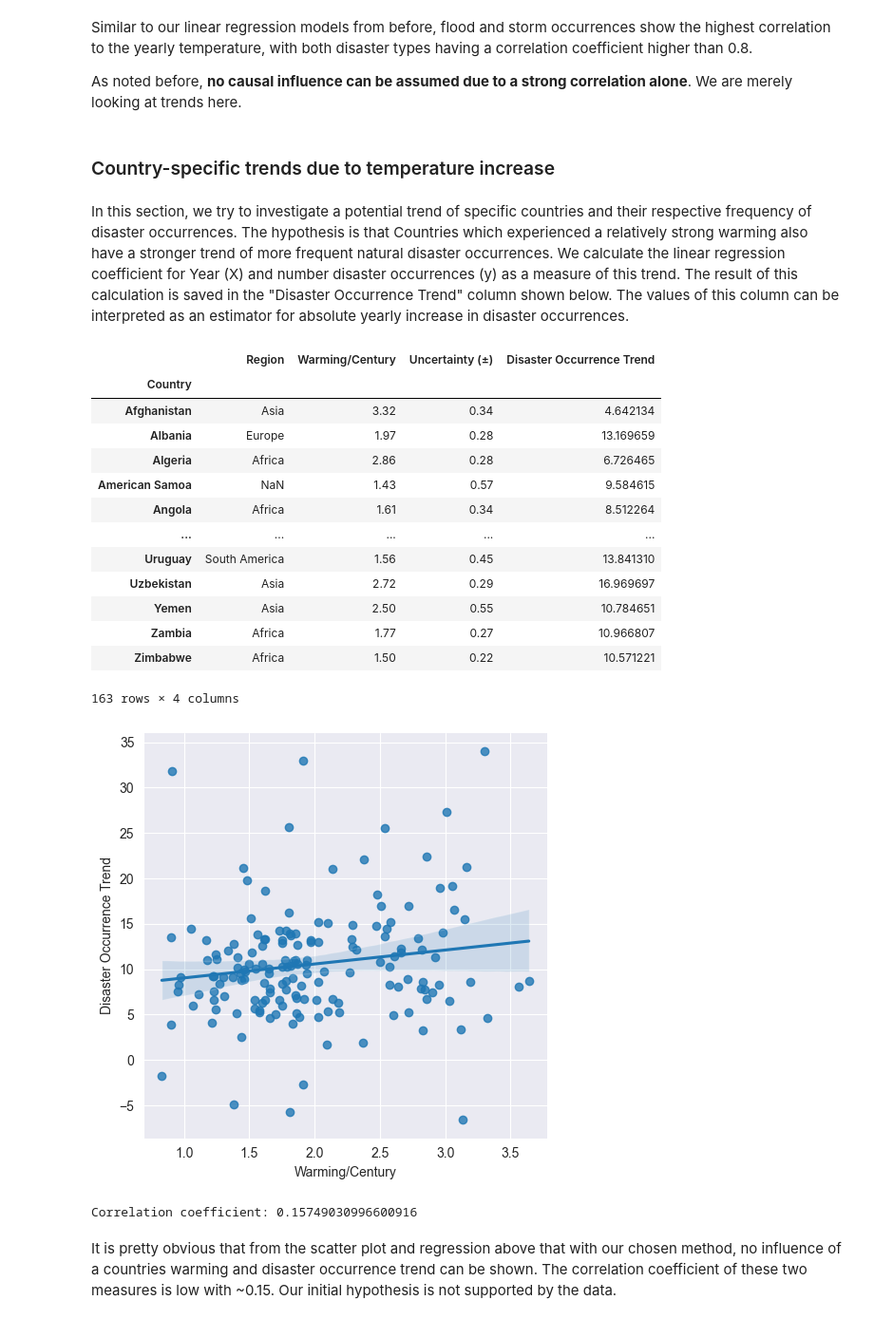
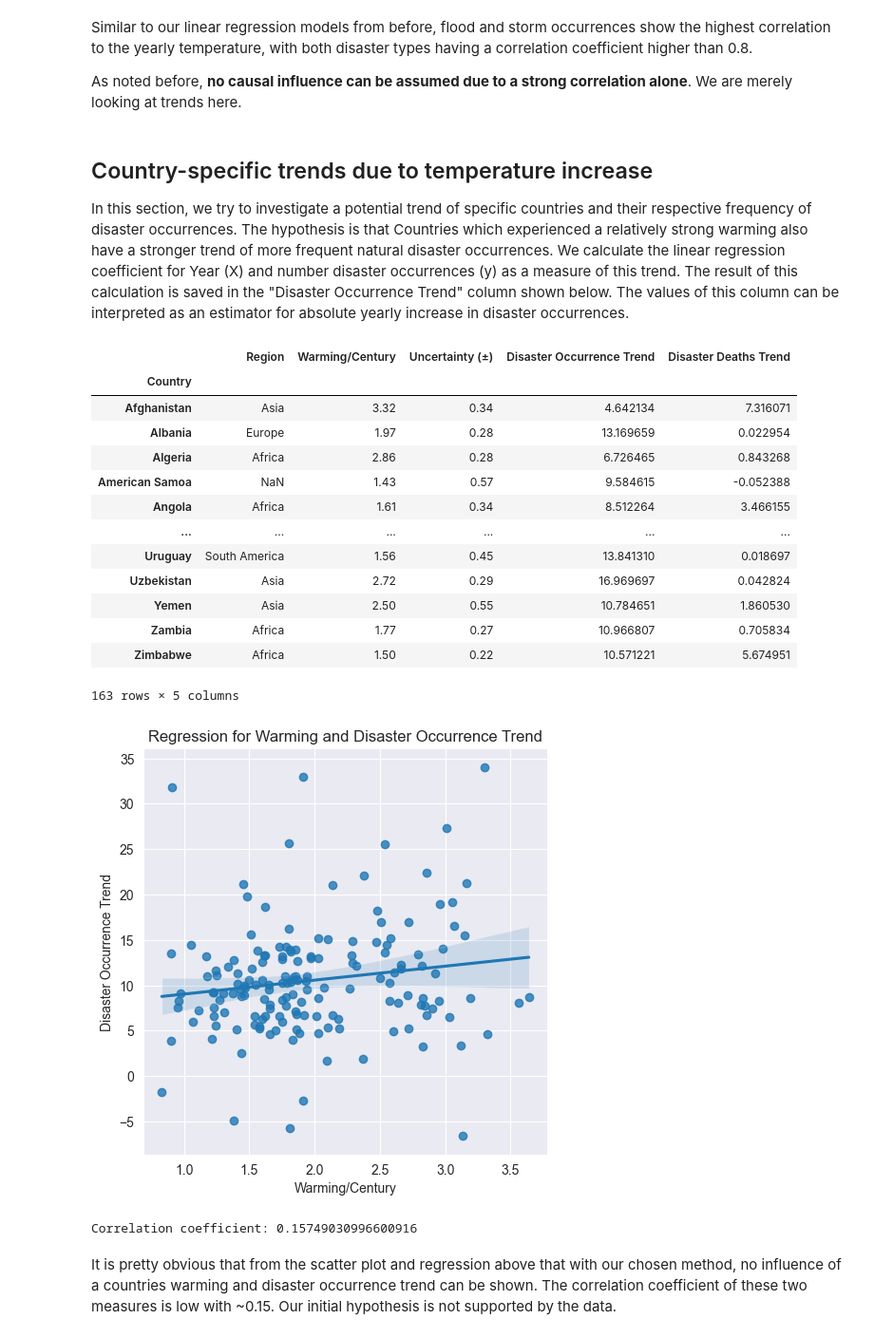
Before and after one commit to r-Files/DOPP, a Jupyter notebook: jupyter_notebooks/lab_question_c.ipynb, the cells around one changed output. Shown at 95% size. Saved outputs shown, nothing was run; the diff lists cells and outputs as text; code cells hidden in the pictures.

```diff
--- a/jupyter_notebooks/lab_question_c.ipynb
+++ b/jupyter_notebooks/lab_question_c.ipynb
@@ -179,39 +205,44 @@ plt.show()
 Similar to our linear regression models from before, flood and storm occurrences show the highest correlation to the yearly temperature, with both disaster types having a correlation coefficient higher than 0.8.
 
 As noted before, **no causal influence can be assumed due to a strong correlation alone**. We are merely looking at trends here.
-# %% [markdown]
-### Country-specific trends due to temperature increase
 # %% [markdown]
+## Country-specific trends due to temperature increase
 In this section, we try to investigate a potential trend of specific countries and their respective frequency of disaster occurrences. The hypothesis is that Countries which experienced a relatively strong warming also have a stronger trend of more frequent natural disaster occurrences.
 We calculate the linear regression coefficient for Year (X) and number disaster occurrences (y) as a measure of this trend. The result of this calculation is saved in the "Disaster Occurrence Trend" column shown below. The values of this column can be interpreted as an estimator for absolute yearly increase in disaster occurrences.
 # %%
-yearly_country_disasters = get_yearly_disaster_count(groupby_base, index_cols=["Start_Year", "Country"], include_zero=True).reset_index()
-disaster_occurrence_trend = yearly_country_disasters.groupby("Country").apply(lambda country: linregress(country["No_Disasters"], country["Start_Year"])[0]).rename("Disaster Occurrence Trend")
-countries_complete = pd.concat((country_temp_delta, disaster_occurrence_trend), axis="columns", join="inner")
+yearly_country_disasters = get_yearly_disaster_count(groupby_base, index_cols=["Start_Year", "Country"], include_zero=True)
+disaster_occurrence_trend = yearly_country_disasters.groupby(level="Country", sort=False).apply(lambda country: linregress(country, country.index.get_level_values("Start_Year")).slope).rename("Disaster Occurrence Trend")
+
+
+yearly_country_deaths = get_yearly_deaths(df, custom_index=["Country"], include_zero=True)
+disaster_death_trend = yearly_country_deaths.groupby(level="Country").apply(lambda country: linregress(country.index.get_level_values("Year"), country).slope).rename("Disaster Deaths Trend")
+
+countries_complete = pd.concat((country_temp_delta, disaster_occurrence_trend, disaster_death_trend), axis="columns", join="inner")
 countries_complete
 # %% [output]
-|  | Region | Warming/Century | Uncertainty (±) | Disaster Occurrence Trend |
-| Country |  |  |  |  |
-| Afghanistan | Asia | 3.32 | 0.34 | 4.642134 |
-| Albania | Europe | 1.97 | 0.28 | 13.169659 |
-| Algeria | Africa | 2.86 | 0.28 | 6.726465 |
-| American Samoa | NaN | 1.43 | 0.57 | 9.584615 |
-| Angola | Africa | 1.61 | 0.34 | 8.512264 |
-| ... | ... | ... | ... | ... |
-| Uruguay | South America | 1.56 | 0.45 | 13.841310 |
-| Uzbekistan | Asia | 2.72 | 0.29 | 16.969697 |
-| Yemen | Asia | 2.50 | 0.55 | 10.784651 |
-| Zambia | Africa | 1.77 | 0.27 | 10.966807 |
-| Zimbabwe | Africa | 1.50 | 0.22 | 10.571221 |
+|  | Region | Warming/Century | Uncertainty (±) | Disaster Occurrence Trend | Disaster Deaths Trend |
+| Country |  |  |  |  |  |
+| Afghanistan | Asia | 3.32 | 0.34 | 4.642134 | 7.316071 |
+| Albania | Europe | 1.97 | 0.28 | 13.169659 | 0.022954 |
+| Algeria | Africa | 2.86 | 0.28 | 6.726465 | 0.843268 |
+| American Samoa | NaN | 1.43 | 0.57 | 9.584615 | -0.052388 |
+| Angola | Africa | 1.61 | 0.34 | 8.512264 | 3.466155 |
+| ... | ... | ... | ... | ... | ... |
+| Uruguay | South America | 1.56 | 0.45 | 13.841310 | 0.018697 |
+| Uzbekistan | Asia | 2.72 | 0.29 | 16.969697 | 0.042824 |
+| Yemen | Asia | 2.50 | 0.55 | 10.784651 | 1.860530 |
+| Zambia | Africa | 1.77 | 0.27 | 10.966807 | 0.705834 |
+| Zimbabwe | Africa | 1.50 | 0.22 | 10.571221 | 5.674951 |
-163 rows × 4 columns
+163 rows × 5 columns
 # %%
 sns.lmplot(data=countries_complete,
            x="Warming/Century",
            y="Disaster Occurrence Trend")
+plt.title("Regression for Warming and Disaster Occurrence Trend")
 plt.show()
 print(f"Correlation coefficient: {countries_complete['Warming/Century'].corr(countries_complete['Disaster Occurrence Trend'])}")
 # %% [output]
-[figure, old version]
+[figure, new version]
 Correlation coefficient: 0.15749030996600916
 # %% [markdown]
 It is pretty obvious that from the scatter plot and regression above that with our chosen method, no influence of a countries warming and disaster occurrence trend can be shown. The correlation coefficient of these two measures is low with ~0.15. Our initial hypothesis is not supported by the data.
```
Also changed, not shown: parts of 4 cells of this notebook, 1 other file.
